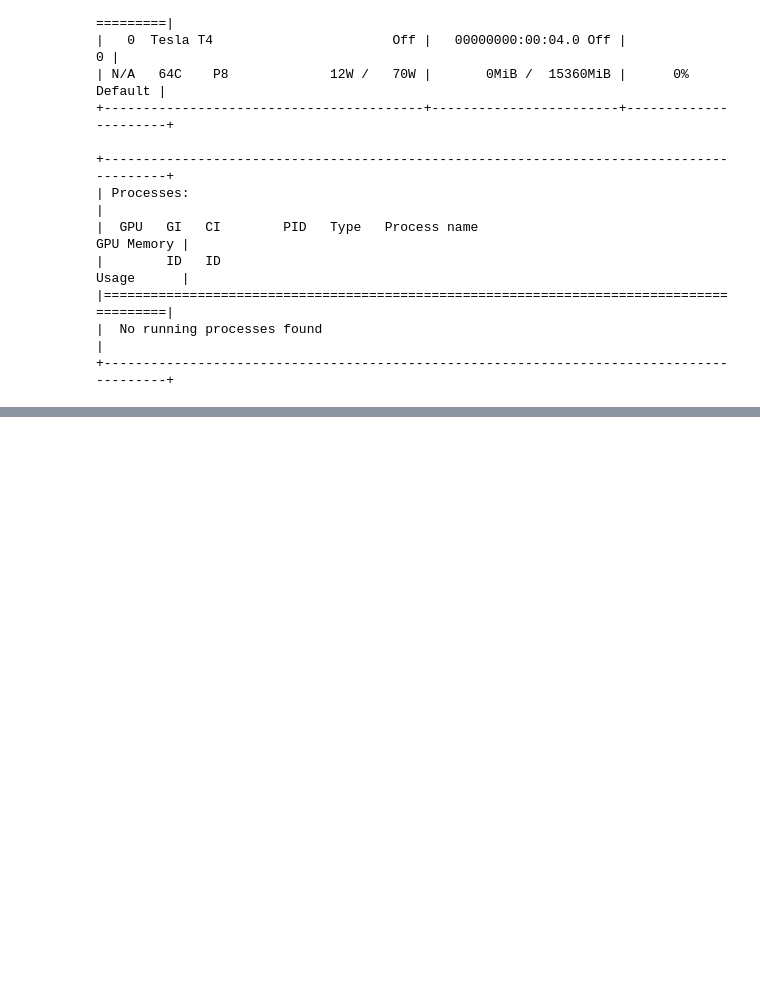
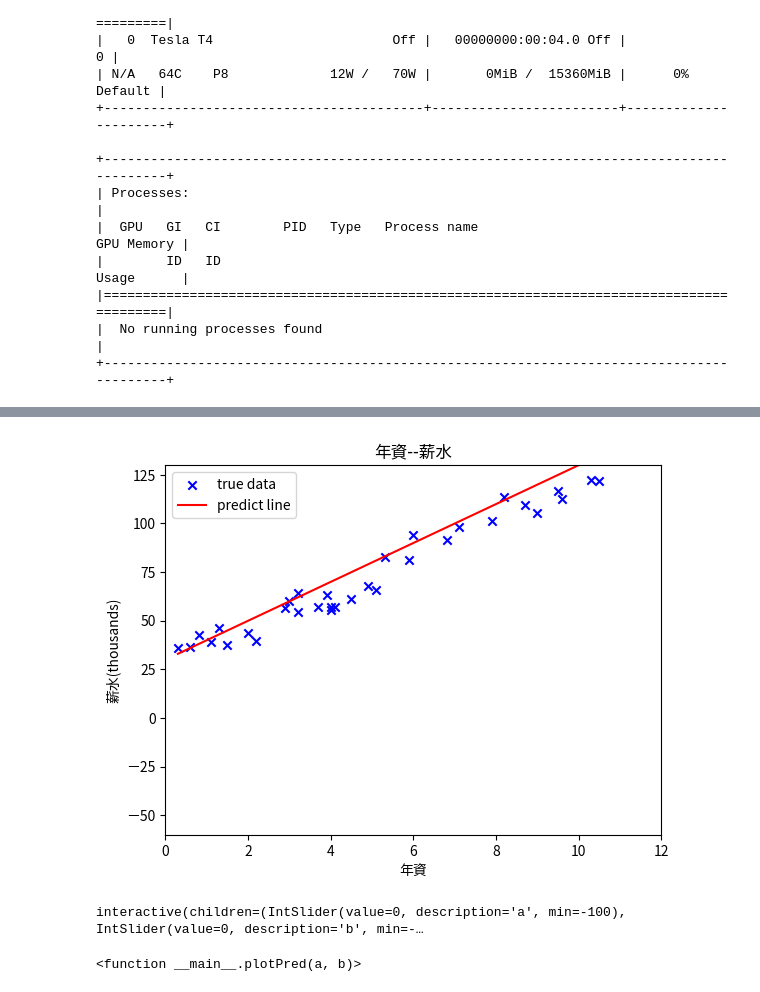
Before and after one commit to brianchen989/learnAi, a Jupyter notebook: set_environment.ipynb, the cells around one changed output, grey strips where cells are left out. Cells and saved outputs as stored; diff of their text form; code cells hidden in the pictures; blank space fills up the shorter version.

```diff
--- a/set_environment.ipynb
+++ b/set_environment.ipynb
@@ -46,0 +63,23 @@ data
+# %%
+a = 0
+b = 0
+def plotPred(a,b):
+  yPreb = a*x+b
+  plt.scatter(x,y,marker="x" , color = "blue",label = "true data")
+  plt.title("年資--薪水")
+  plt.xlabel("年資")
+  plt.ylabel("薪水(thousands)")
+  plt.plot(x,yPreb,color = "red",label = "predict line")
+  plt.xlim([0,12])
+  plt.ylim([-60,130])
+  plt.legend()
+  plt.show()
+plotPred(10,30)
+# %% [output]
+[figure, added]
+# %%
+from ipywidgets import interact
+interact(plotPred,a=(-100,100),b=(-100,100))
+# %% [output]
+interactive(children=(IntSlider(value=0, description='a', min=-100), IntSlider(value=0, description='b', min=-…
+<function __main__.plotPred(a, b)>
```
Also changed, not shown: parts of 3 cells of this notebook.
